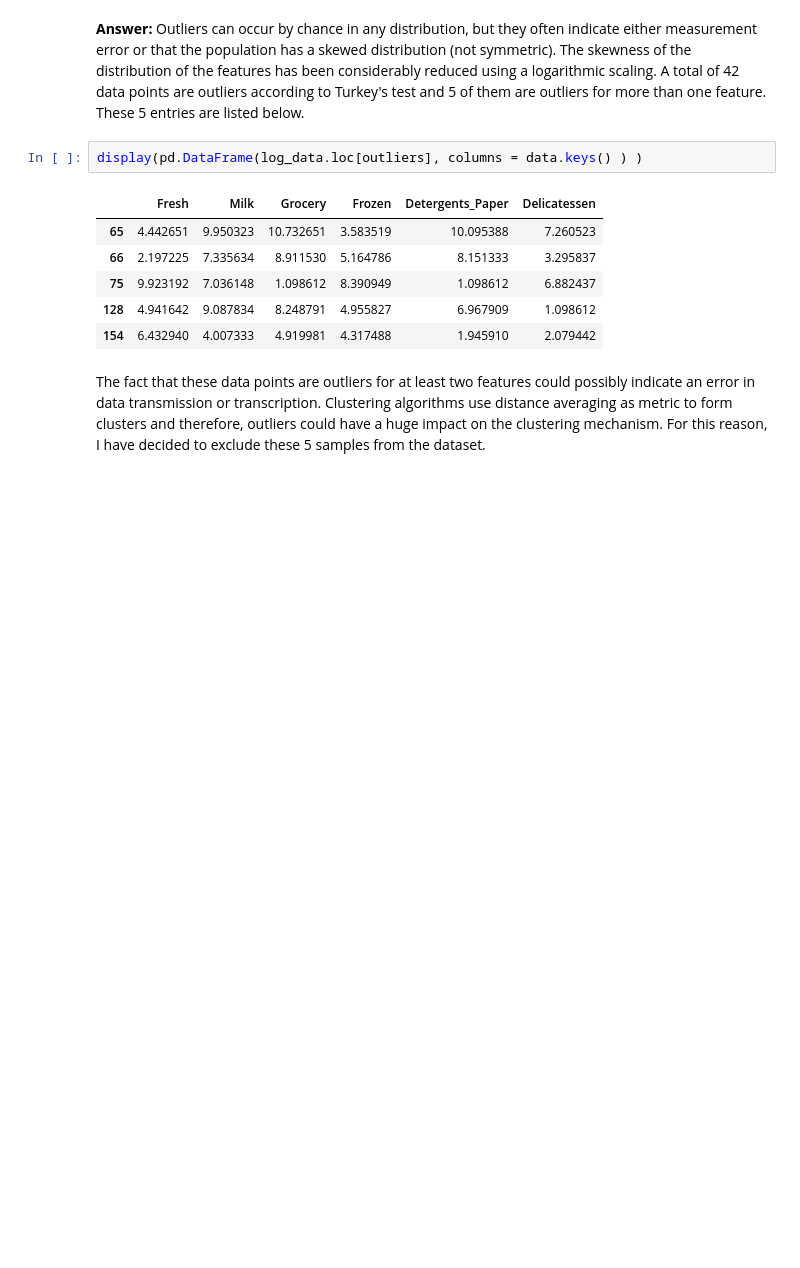
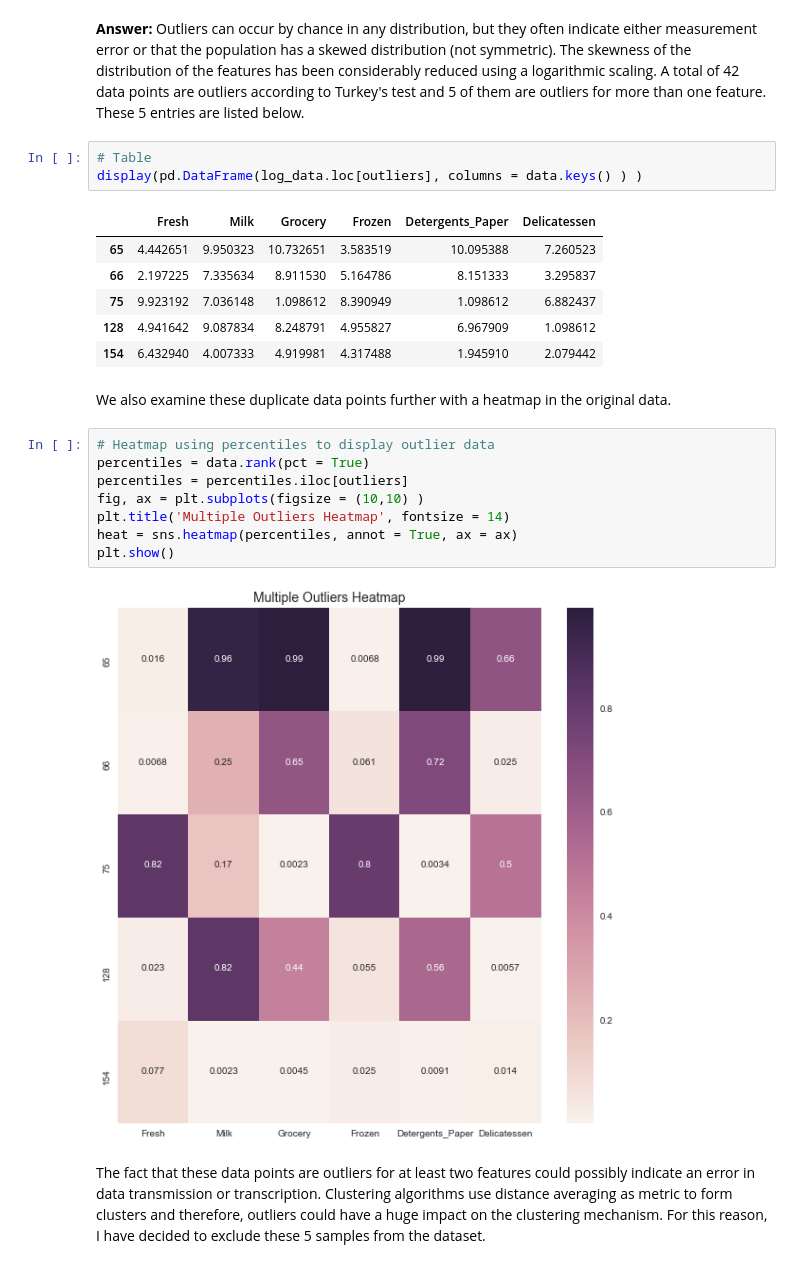
Before and after one commit to rouille/UdacityMachineLearning, a Jupyter notebook: projects/customer_segments/customer_segments.ipynb, the cells around one changed output. Saved outputs shown, nothing was run; the diff lists cells and outputs as text; blank space fills up the shorter version.

```diff
--- a/projects/customer_segments/customer_segments.ipynb
+++ b/projects/customer_segments/customer_segments.ipynb
@@ -287,6 +282,7 @@ Data points considered outliers for the feature 'Delicatessen':
 # %% [markdown]
 **Answer:** Outliers can occur by chance in any distribution, but they often indicate either measurement error or that the population has a skewed distribution (not symmetric). The skewness of the distribution of the features has been considerably reduced using a logarithmic scaling. A total of 42 data points are outliers according to Turkey's test and 5 of them are outliers for more than one feature. These 5 entries are listed below.
 # %%
+# Table
 display(pd.DataFrame(log_data.loc[outliers], columns = data.keys() ) )
 # %% [output]
 |  | Fresh | Milk | Grocery | Frozen | Detergents_Paper | Delicatessen |
@@ -295,6 +291,18 @@ display(pd.DataFrame(log_data.loc[outliers], columns = data.keys() ) )
 | 75 | 9.923192 | 7.036148 | 1.098612 | 8.390949 | 1.098612 | 6.882437 |
 | 128 | 4.941642 | 9.087834 | 8.248791 | 4.955827 | 6.967909 | 1.098612 |
 | 154 | 6.432940 | 4.007333 | 4.919981 | 4.317488 | 1.945910 | 2.079442 |
+# %% [markdown]
+We also examine these duplicate data points further with a heatmap in the original data.
+# %%
+# Heatmap using percentiles to display outlier data
+percentiles = data.rank(pct = True)
+percentiles = percentiles.iloc[outliers]
+fig, ax = plt.subplots(figsize = (10,10) )
+plt.title('Multiple Outliers Heatmap', fontsize = 14)
+heat = sns.heatmap(percentiles, annot = True, ax = ax)
+plt.show()
+# %% [output]
+[figure, added]
 # %% [markdown]
 The fact that these data points are outliers for at least two features could possibly indicate an error in data transmission or transcription. Clustering algorithms use distance averaging as metric to form clusters and therefore, outliers could have a huge impact on the clustering mechanism. For this reason, I have decided to exclude these 5 samples from the dataset.
 # %% [markdown]
```
Also changed, not shown: parts of 22 cells of this notebook, 1 other file.
